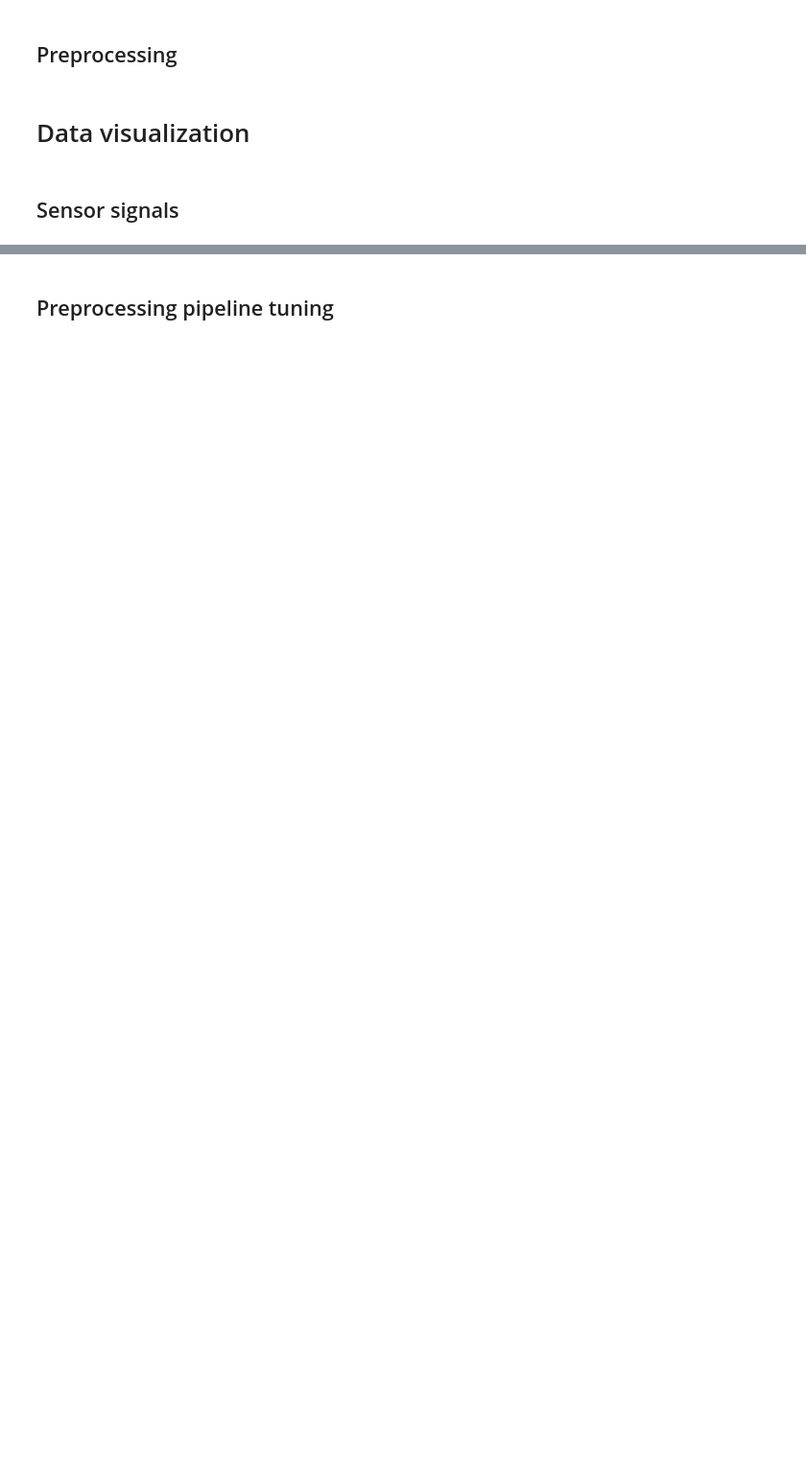
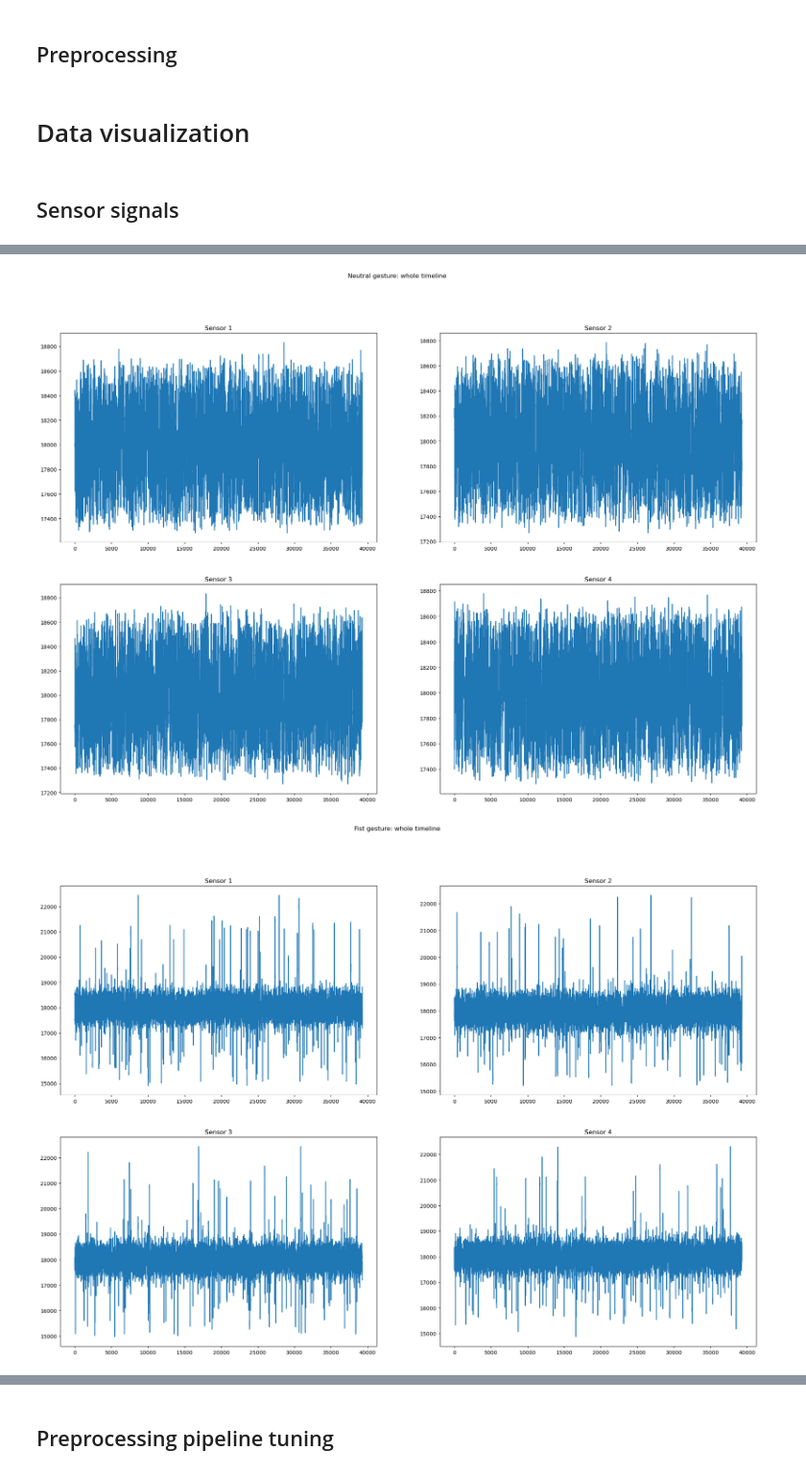
Before and after one commit to Incomprehensible/Real-Time-Gesture-Control-System-for-Precision-Control, a Jupyter notebook: training/scripts/hand-gesture-recognition_pipeline_tuning.ipynb, the cells around one changed output, grey strips where cells are left out. Shown at 96% size. Drawn from its saved outputs; the diff is of its cells as text; code cells hidden in the pictures; blank space fills up the shorter version.

```diff
--- a/training/scripts/hand-gesture-recognition_pipeline_tuning.ipynb
+++ b/training/scripts/hand-gesture-recognition_pipeline_tuning.ipynb
@@ -366,8 +362,10 @@ plot_time_signals(ok_df, row_index=0, title='Ok gesture')
 # %%
 if plot_all_timeline:
-    plot_all_time_signals(neutral_df, title='Neutral gesture: whole timeline')
     plot_all_time_signals(fist_df, title='Fist gesture: whole timeline')
     plot_all_time_signals(peace_df, title='Peace gesture: whole timeline')
     plot_all_time_signals(ok_df, title='Ok gesture: whole timeline')
     plot_all_time_signals(index_df, title='Index gesture: whole timeline')
     plot_all_time_signals(middle_df, title='Middle gesture: whole timeline')
+# %% [output]
+[figure, added]
+[figure, added]
```
Also changed, not shown: parts of 44 cells of this notebook, 1 other file.
